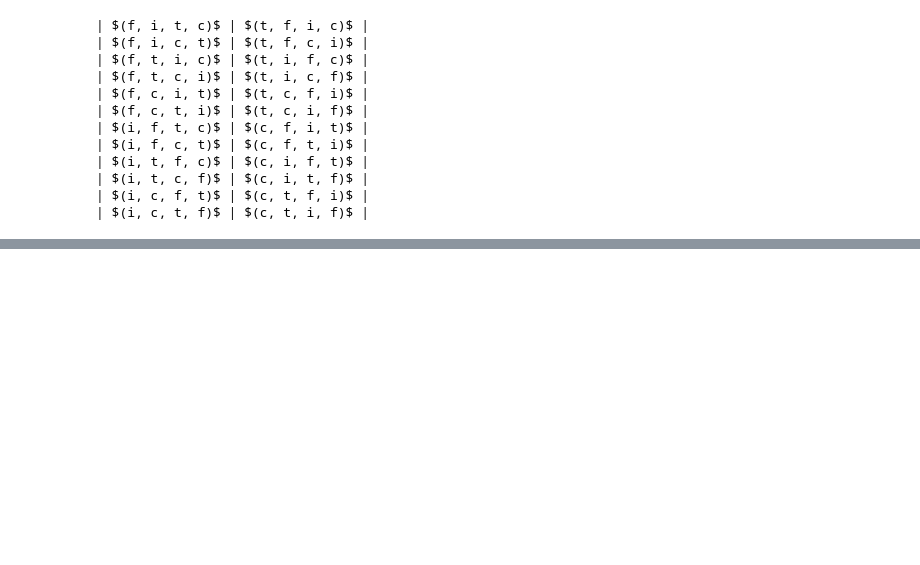
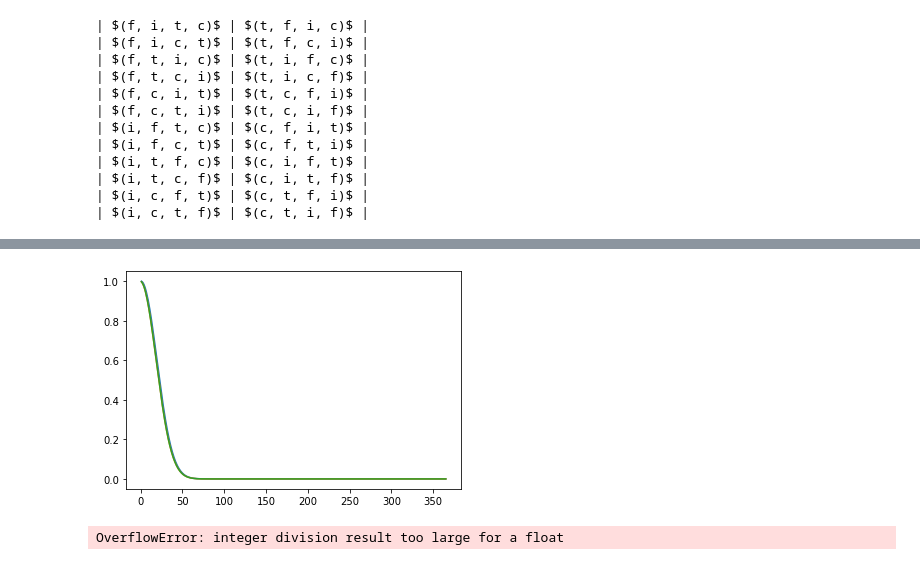
Before and after one commit to dariomalchiodi/sds, a Jupyter notebook: sds/notebooks.ipynb, the cells around one changed output, grey strips where cells are left out. Cells and saved outputs as stored; diff of their text form; code cells hidden in the pictures; blank space fills up the shorter version.

```diff
--- a/sds/notebooks.ipynb
+++ b/sds/notebooks.ipynb
@@ -251,0 +297,18 @@ print('\n'.join(['| ' + a + ' | ' + b + ' |'
+# %%
+plt.plot(list(x), p1)
+plt.plot(list(x), p2)
+plt.plot(list(x), p3)
+plt.show()
+# %% [output]
+[figure, added]
+# %%
+def prob_no_common_year(n, a):
+  return math.factorial(a) / (math.factorial(a-n) * a**n)
+
+x = np.arange(1, a)
+p = [prob_no_common_year(n, a) for n in x]
+
+plt.plot(x, p)
+plt.show()
+# %% [output]
+OverflowError: integer division result too large for a float
```
Also changed, not shown: parts of 8 cells of this notebook, 12 other files.
